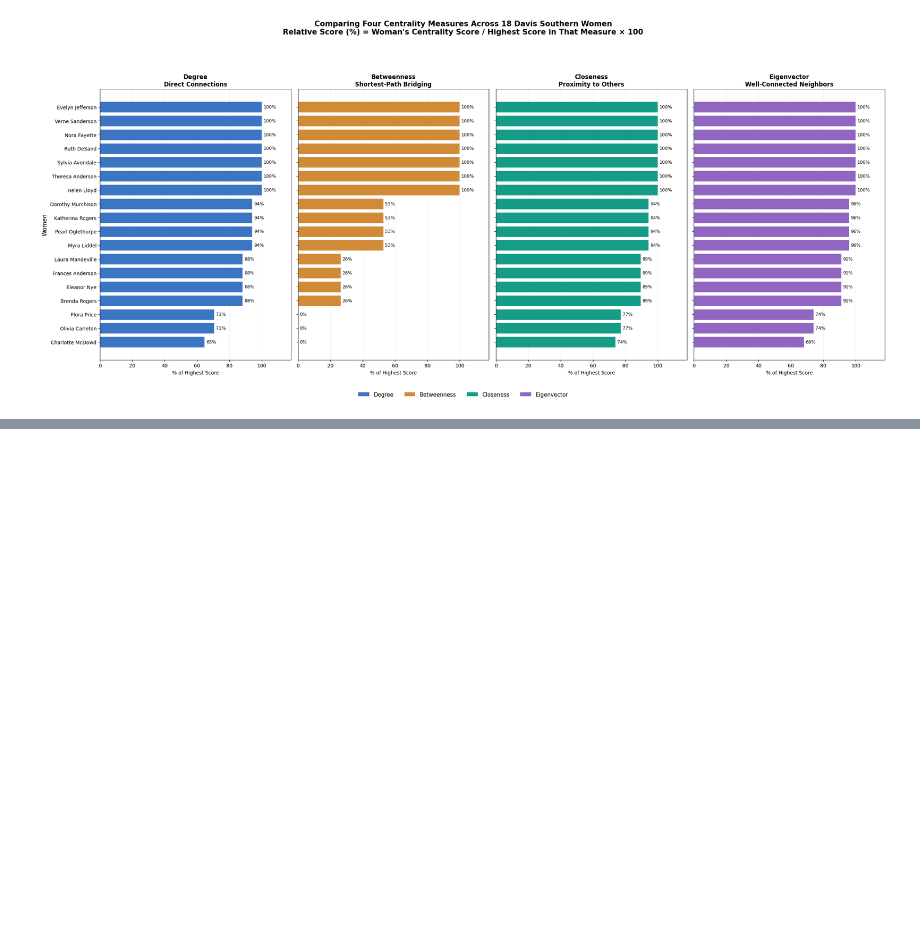
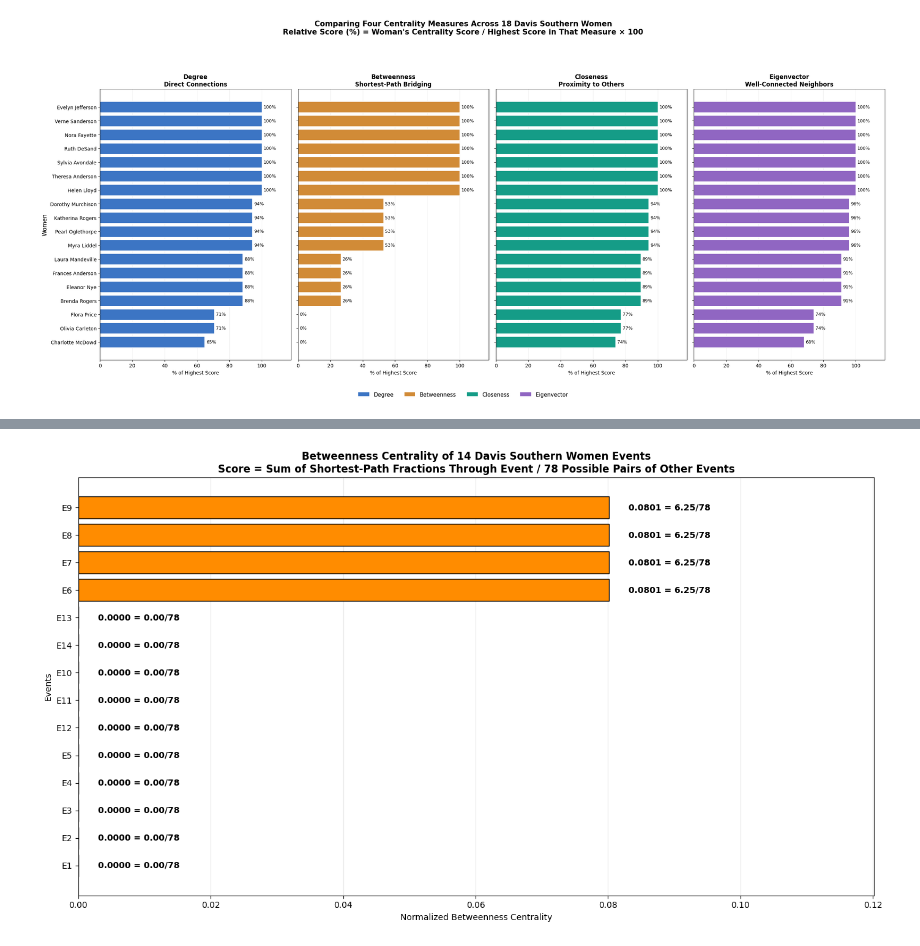
Before and after one commit to uzmabb182/Data_620_Web_Analytics, a Jupyter notebook: Week 6/Week_6_Assignment.ipynb, the cells around one changed output, grey strips where cells are left out. Drawn from its saved outputs; the diff is of its cells as text; code cells hidden in the pictures; blank space fills up the shorter version.

```diff
--- a/Week 6/Week_6_Assignment.ipynb
+++ b/Week 6/Week_6_Assignment.ipynb
@@ -1406,0 +1669,88 @@ plt.show()
+# %%
+import networkx as nx
+import pandas as pd
+import matplotlib.pyplot as plt
+
+# 1. Calculate normalized betweenness centrality
+betweenness = nx.betweenness_centrality(events_network)
+
+# 2. Calculate unnormalized betweenness
+raw_betweenness = nx.betweenness_centrality(
+    events_network,
+    normalized=False
+)
+
+# 3. Number of possible pairs among other events
+n = events_network.number_of_nodes()
+denominator = (n - 1) * (n - 2) / 2
+
+# 4. Create DataFrame
+event_betweenness_df = pd.DataFrame({
+    "Event": list(events_network.nodes()),
+    "Betweenness": [
+        betweenness[e] for e in events_network.nodes()
+    ],
+    "Numerator": [
+        raw_betweenness[e] for e in events_network.nodes()
+    ]
+})
+
+# 5. Sort values for horizontal chart
+plot_df = event_betweenness_df.sort_values(
+    by="Betweenness",
+    ascending=True
+)
+
+# 6. Create bar chart
+fig, ax = plt.subplots(figsize=(14, 8))
+
+bars = ax.barh(
+    plot_df["Event"],
+    plot_df["Betweenness"],
+    color="darkorange",
+    edgecolor="black"
+)
+
+# 7. Add score and numerator/denominator
+for bar, (_, row) in zip(bars, plot_df.iterrows()):
+
+    score = row["Betweenness"]
+    numerator = row["Numerator"]
+
+    label = (
+        f"{score:.4f} = "
+        f"{numerator:.2f}/{denominator:.0f}"
+    )
+
+    ax.text(
+        score + 0.003,
+        bar.get_y() + bar.get_height() / 2,
+        label,
+        va="center",
+        fontsize=10,
+        fontweight="bold"
+    )
+
+# 8. Add descriptive title
+ax.set_title(
+    "Betweenness Centrality of 14 Davis Southern Women Events\n"
+    "Score = Sum of Shortest-Path Fractions Through Event / "
+    "78 Possible Pairs of Other Events",
+    fontsize=12,
+    fontweight="bold"
+)
+
+ax.set_xlabel("Normalized Betweenness Centrality")
+ax.set_ylabel("Events")
+
+# Leave room for labels
+max_score = plot_df["Betweenness"].max()
+ax.set_xlim(0, max(max_score * 1.5, 0.03))
+
+ax.grid(axis="x", alpha=0.3)
+ax.set_axisbelow(True)
+
+plt.tight_layout()
+plt.show()
+# %% [output]
+[figure, added]
```
Also changed, not shown: parts of 36 cells of this notebook.
